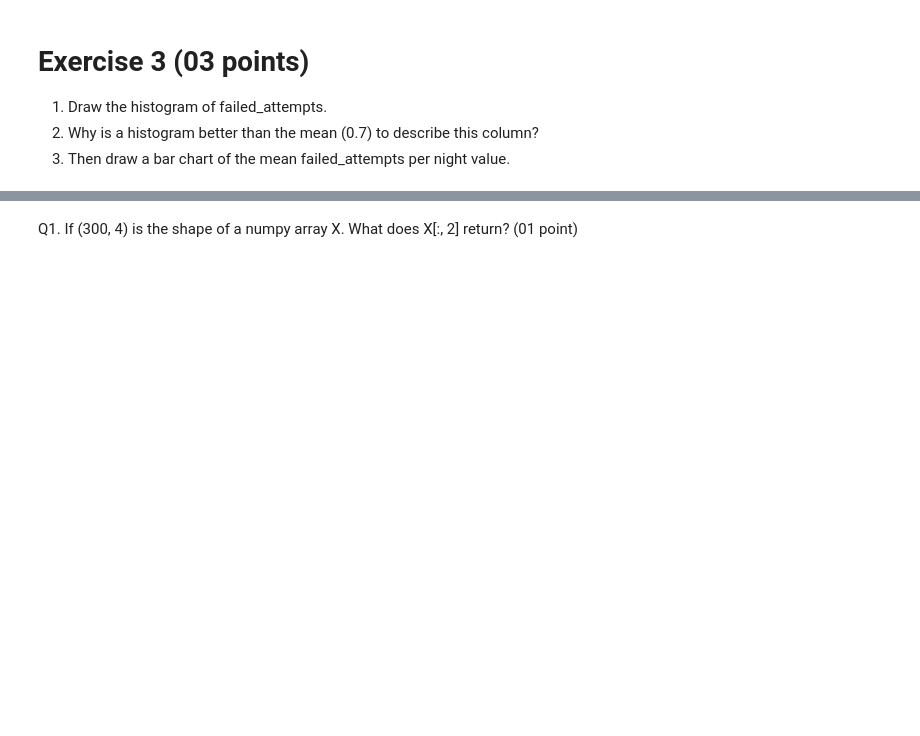
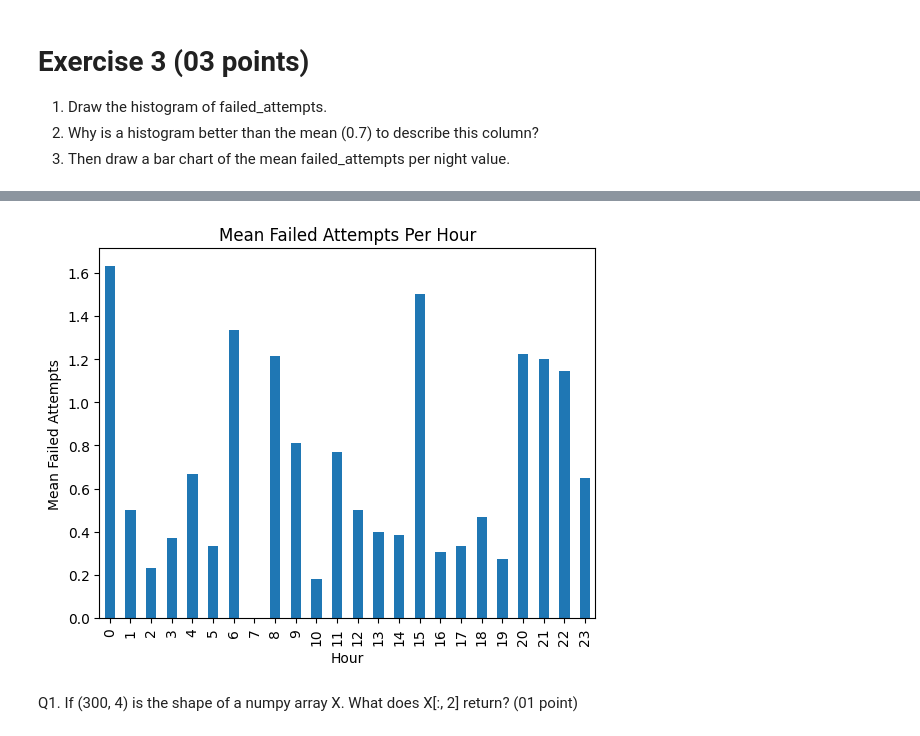
Before and after one commit to sophie-hub1/TP1, a Jupyter notebook: TP1.ipynb, the cells around one changed output, grey strips where cells are left out. Drawn from its saved outputs; the diff is of its cells as text; code cells hidden in the pictures; blank space fills up the shorter version.

```diff
--- a/TP1.ipynb
+++ b/TP1.ipynb
@@ -163,15 +165,19 @@ answer_q2 = "B"
 # %%
 # 3. Draw a bar chart of the mean failed_attempts per night value.
 
 # Write your code here
-mean_per_night = df.groupby('night')['failed_attempts'].mean()
+import matplotlib.pyplot as plt
+
+mean_per_night = log.groupby('hour')['failed_attempts'].mean()
 
 plt.figure()
 mean_per_night.plot(kind='bar')
-plt.xlabel('Night')
+plt.xlabel('Hour')
 plt.ylabel('Mean Failed Attempts')
-plt.title('Mean Failed Attempts Per Night')
+plt.title('Mean Failed Attempts Per Hour')
 plt.show()
+# %% [output]
+[figure, added]
 # %%
 # Auttograded cell - Skip it
 # %% [markdown]
```
Also changed, not shown: parts of 8 cells of this notebook.
